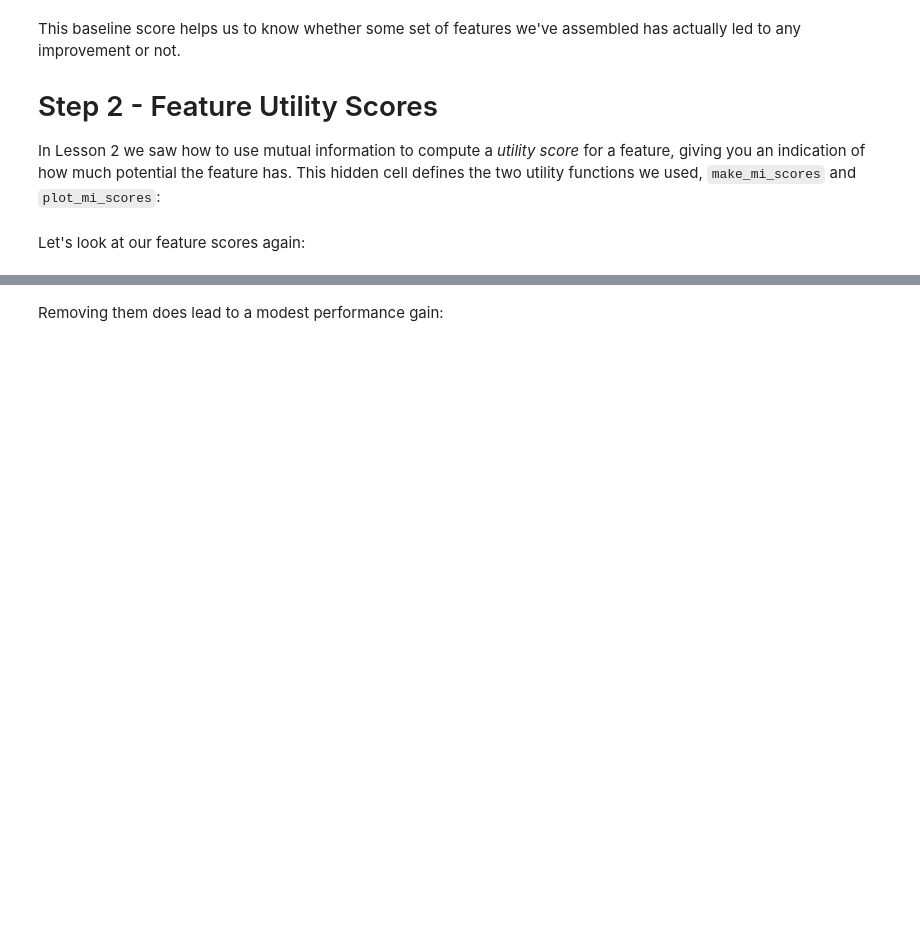
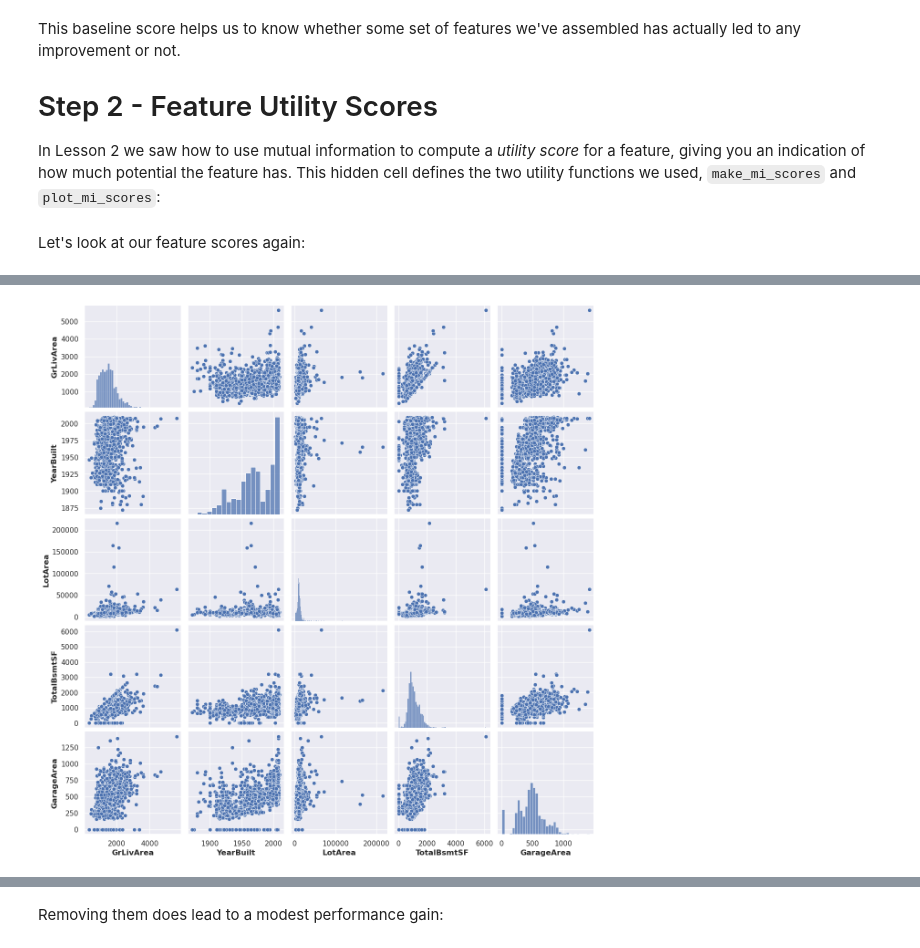
Before and after one commit to xiphos-dev/House_pricing_feature_engineering, a Jupyter notebook: feature-engineering-for-house-prices_1st_transforms.ipynb, the cells around one changed output, grey strips where cells are left out. Drawn from its saved outputs; the diff is of its cells as text; code cells hidden in the pictures; blank space fills up the shorter version.

```diff
--- a/feature-engineering-for-house-prices_1st_transforms.ipynb
+++ b/feature-engineering-for-house-prices_1st_transforms.ipynb
@@ -364,0 +398,6 @@ sns.displot(df["OverallQual"])
+# %%
+sns.set()
+sns.pairplot(df_train[mi_scores.axes[0][:7]], size = 2.5)
+plt.show();
+# %% [output]
+[figure, added]
```
Also changed, not shown: parts of 49 cells of this notebook.
